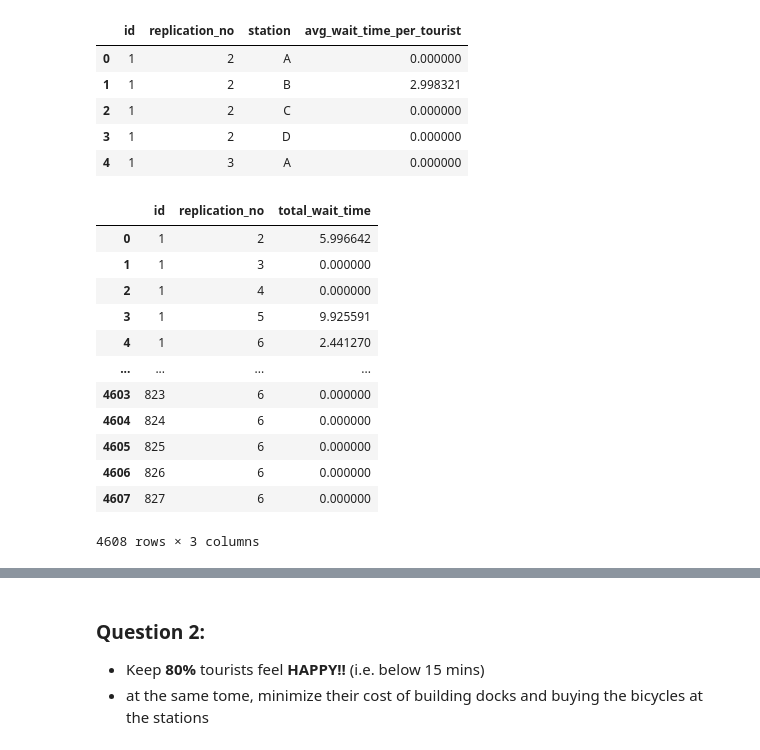
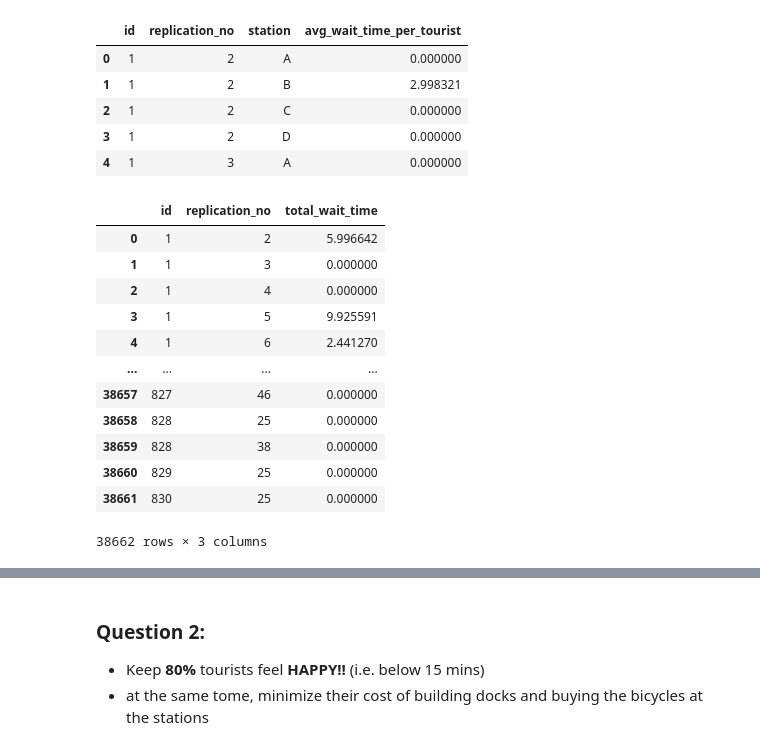
Before and after one commit to Ezio99/CS5233_Simulation, a Jupyter notebook: Assignment2/Analysis Scripts/output_data_analysis.ipynb, the cells around one changed output, grey strips where cells are left out. Cells and saved outputs as stored; diff of their text form; code cells hidden in the pictures.

```diff
--- a/Assignment2/Analysis Scripts/output_data_analysis.ipynb
+++ b/Assignment2/Analysis Scripts/output_data_analysis.ipynb
@@ -126,11 +138,10 @@ def compute_confidence_interval(avg_waits: pd.Series, conf: float = 0.95, print_
 def compute_per_tourist_total_wait_time(data: pd.DataFrame):
     return data.groupby(["id", "replication_no"])["wait_time"].sum().reset_index(name="total_wait_time")
 # %%
-# file_name = "data"
-# data_path = f"/Users/bharathraj/Downloads/CS5233_Simulation/Analysis/{file_name}"
+og_data_path = f"./data_80_80"
+data_path = f"./data"
 
-data_path = f"./data"
 bicycle_count, dock_count = get_current_bicycle_and_dock_count(data_path)
-print(f"Current Total Bicycles: {bicycle_count}")
-print(f"Current Total Docks: {dock_count}")
+print(f"Our System Total Bicycles: {bicycle_count}")
+print(f"Our System Total Docks: {dock_count}")
 # %% [output]
@@ -139,4 +150,8 @@ Current Total Docks: 80
 # %%
+# OG Bicycle & Dock Queue Data
+og_df_bicycle_queue = load_and_clean_queue_data(og_data_path, "bicycle")
+og_df_bicycle_queue.head()
+
 # Bicycle Queue Data
 df_bicycle_queue = load_and_clean_queue_data(data_path, "bicycle")
 df_bicycle_queue.head()
@@ -168,6 +183,10 @@ Data columns (total 5 columns):
 dtypes: float64(1), int64(2), object(2)
 memory usage: 513.7+ KB
 # %%
+# OG Dock Queue Data
+og_df_dock_queue = load_and_clean_queue_data(og_data_path, "dock")
+og_df_dock_queue.head()
+
 # Dock Queue Data
 df_dock_queue = load_and_clean_queue_data(data_path, "dock")
 df_dock_queue.head()
@@ -205,0 +215,8 @@ data.head()
+# %%
+# OG Data
+og_data = pd.concat([og_df_bicycle_queue, og_df_dock_queue])
+og_data.head()
+
+# Our Model Data
+data = pd.concat([df_bicycle_queue, df_dock_queue])
+data.head()
@@ -231,22 +255,22 @@ per_tourist_per_station_df.head()
 # %%
 # Any tourist should not wait more than 1 hour in total (both for renting bikes and returning them)
 
-per_tourist_total_wait_time_df = compute_per_tourist_total_wait_time(data)
+per_tourist_total_wait_time_df = compute_per_tourist_total_wait_time(og_data)
 per_tourist_total_wait_time_df
 # %% [output]
 |  | id | replication_no | total_wait_time |
 | 0 | 1 | 2 | 5.996642 |
 | 1 | 1 | 3 | 0.000000 |
 | 2 | 1 | 4 | 0.000000 |
 | 3 | 1 | 5 | 9.925591 |
 | 4 | 1 | 6 | 2.441270 |
 | ... | ... | ... | ... |
-| 4603 | 823 | 6 | 0.000000 |
-| 4604 | 824 | 6 | 0.000000 |
-| 4605 | 825 | 6 | 0.000000 |
-| 4606 | 826 | 6 | 0.000000 |
-| 4607 | 827 | 6 | 0.000000 |
+| 38657 | 827 | 46 | 0.000000 |
+| 38658 | 828 | 25 | 0.000000 |
+| 38659 | 828 | 38 | 0.000000 |
+| 38660 | 829 | 25 | 0.000000 |
+| 38661 | 830 | 25 | 0.000000 |
-4608 rows × 3 columns
+38662 rows × 3 columns
 # %%
 # Let's take few random replications and plot the histogram of tourist total wait time
 # random 4 replications
```
Also changed, not shown: parts of 22 cells of this notebook.
